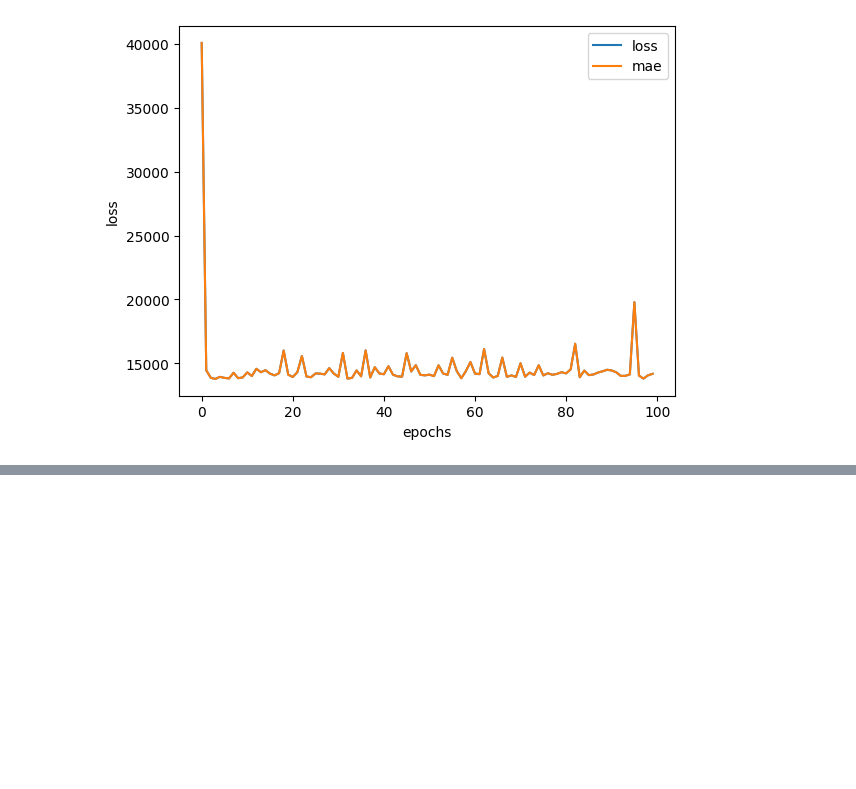
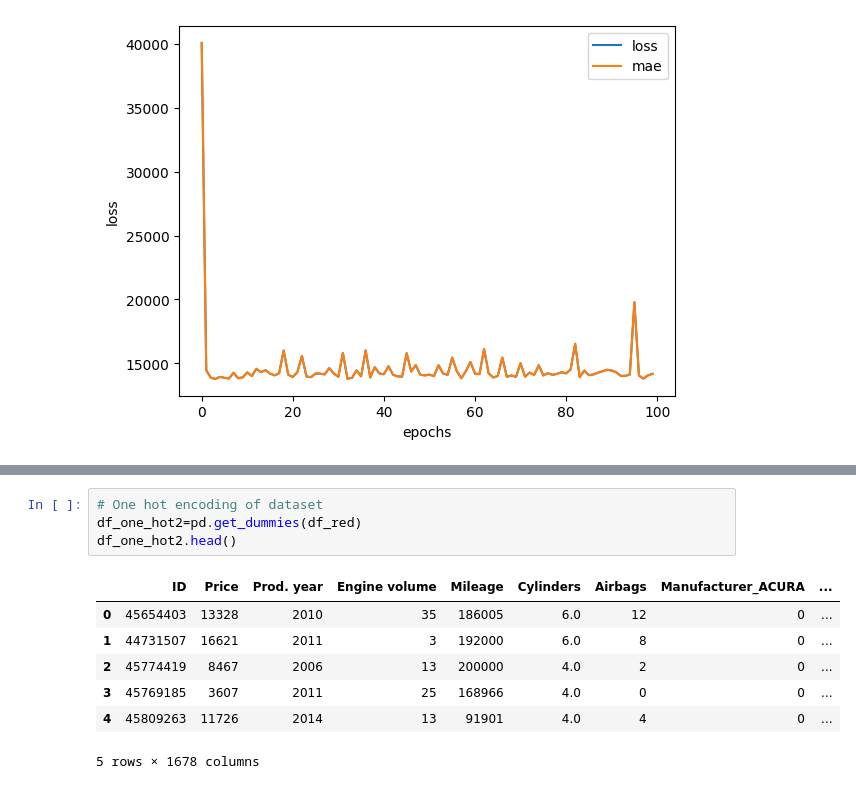
Before and after one commit to alexandrufalk/tensorflow, a Jupyter notebook: 01_Neural_Network_Regression_tensorflow_exercise2.ipynb, the cells around one changed output, grey strips where cells are left out. Cells and saved outputs as stored; diff of their text form; blank space fills up the shorter version.

```diff
--- a/01_Neural_Network_Regression_tensorflow_exercise2.ipynb
+++ b/01_Neural_Network_Regression_tensorflow_exercise2.ipynb
@@ -100,0 +172,12 @@ Text(0.5, 0, 'epochs')
+# %%
+# One hot encoding of dataset
+df_one_hot2=pd.get_dummies(df_red)
+df_one_hot2.head()
+# %% [output]
+|  | ID | Price | Prod. year | Engine volume | Mileage | Cylinders | Airbags | Manufacturer_ACURA | ... |
+| 0 | 45654403 | 13328 | 2010 | 35 | 186005 | 6.0 | 12 | 0 | ... |
+| 1 | 44731507 | 16621 | 2011 | 3 | 192000 | 6.0 | 8 | 0 | ... |
+| 2 | 45774419 | 8467 | 2006 | 13 | 200000 | 4.0 | 2 | 0 | ... |
+| 3 | 45769185 | 3607 | 2011 | 25 | 168966 | 4.0 | 0 | 0 | ... |
+| 4 | 45809263 | 11726 | 2014 | 13 | 91901 | 4.0 | 4 | 0 | ... |
+5 rows × 1678 columns
```
Also changed, not shown: parts of 20 cells of this notebook.
